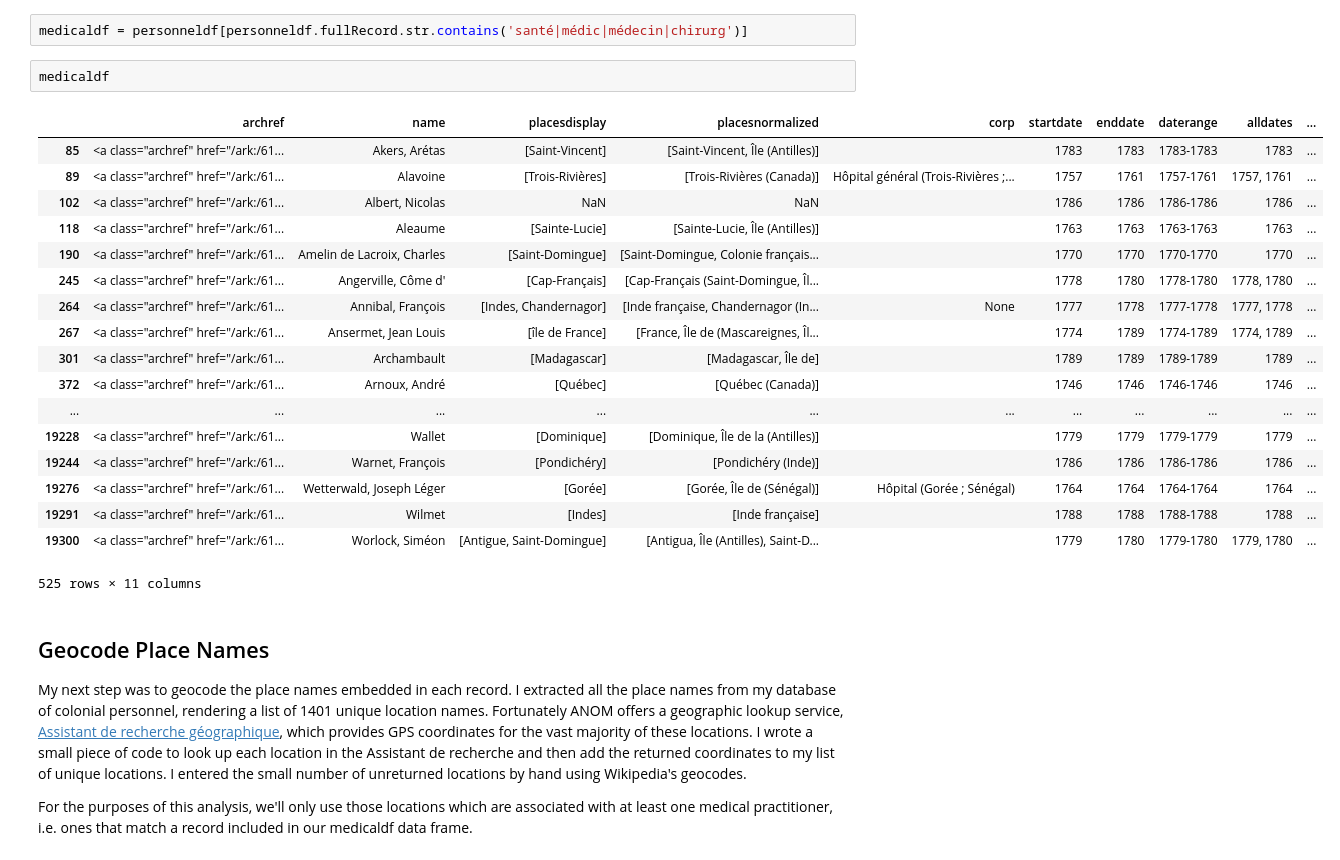
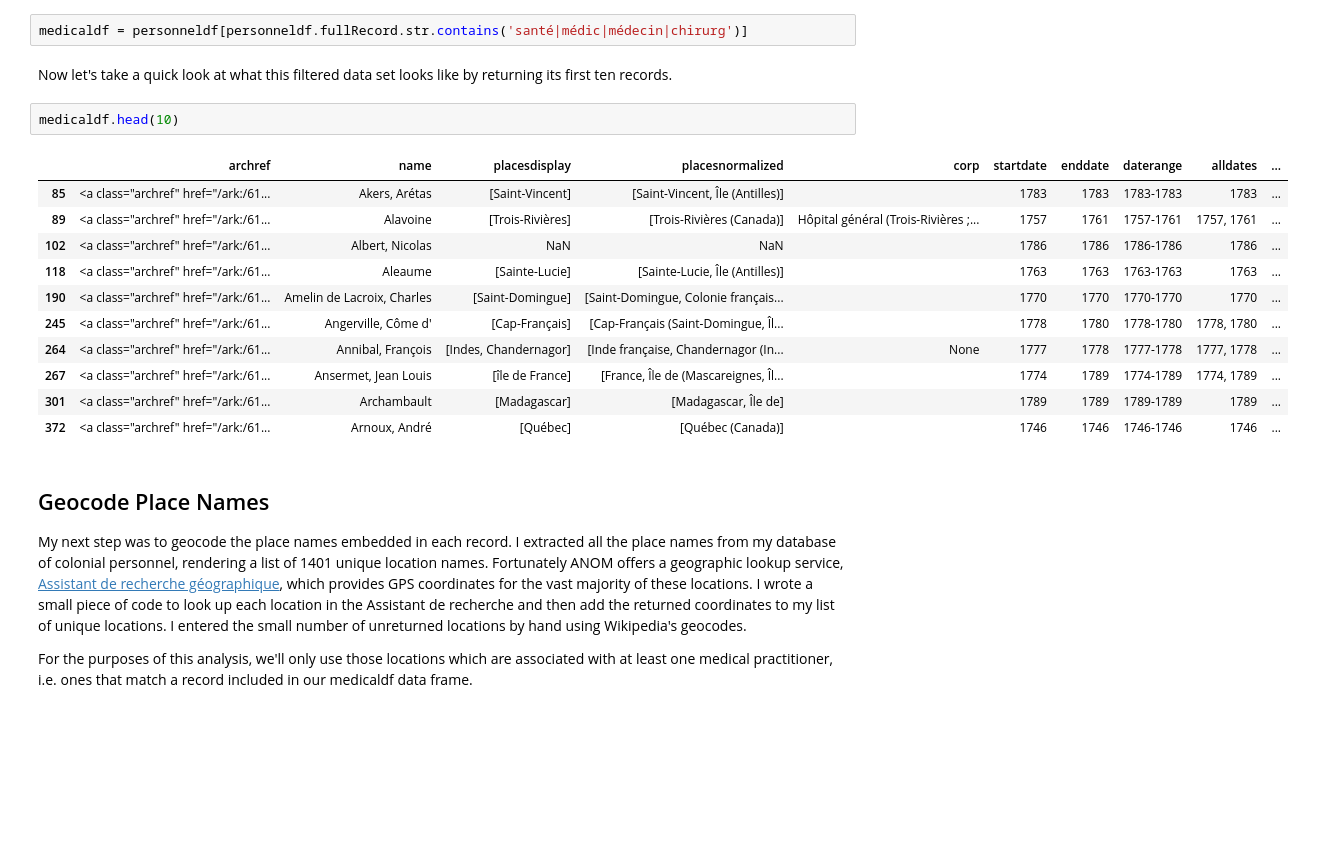
Before and after one commit to stakats/Medical-Mapping, a Jupyter notebook: Medical Agents Locations - WSFH.ipynb, the cells around one changed output. Drawn from its saved outputs; the diff is of its cells as text; blank space fills up the shorter version.

Commit message:
Show just a few records from each data frame to make display nicer

```diff
--- a/Medical Agents Locations - WSFH.ipynb
+++ b/Medical Agents Locations - WSFH.ipynb
@@ -32,27 +32,22 @@ from bs4 import BeautifulSoup
 My next step was to pass the database of colonial agents through a filter to identify medical personnel, flagging any record that included “santé”, “médic”, “médecin”, or “chirurg”, a process which yields 526 records. With these records in hand and a geocoded database of locations, we can now plot these colonial personnel in time and space.
 # %%
 medicaldf = personneldf[personneldf.fullRecord.str.contains('santé|médic|médecin|chirurg')]
+# %% [markdown]
+Now let's take a quick look at what this filtered data set looks like by returning its first ten records.
 # %%
-medicaldf
+medicaldf.head(10)
 # %% [output]
 |  | archref | name | placesdisplay | placesnormalized | corp | startdate | enddate | daterange | alldates | ... |
 | 85 | <a class="archref" href="/ark:/61... | Akers, Arétas | [Saint-Vincent] | [Saint-Vincent, Île (Antilles)] |  | 1783 | 1783 | 1783-1783 | 1783 | ... |
 | 89 | <a class="archref" href="/ark:/61... | Alavoine | [Trois-Rivières] | [Trois-Rivières (Canada)] | Hôpital général (Trois-Rivières ;... | 1757 | 1761 | 1757-1761 | 1757, 1761 | ... |
 | 102 | <a class="archref" href="/ark:/61... | Albert, Nicolas | NaN | NaN |  | 1786 | 1786 | 1786-1786 | 1786 | ... |
 | 118 | <a class="archref" href="/ark:/61... | Aleaume | [Sainte-Lucie] | [Sainte-Lucie, Île (Antilles)] |  | 1763 | 1763 | 1763-1763 | 1763 | ... |
 | 190 | <a class="archref" href="/ark:/61... | Amelin de Lacroix, Charles | [Saint-Domingue] | [Saint-Domingue, Colonie français... |  | 1770 | 1770 | 1770-1770 | 1770 | ... |
 | 245 | <a class="archref" href="/ark:/61... | Angerville, Côme d' | [Cap-Français] | [Cap-Français (Saint-Domingue, Îl... |  | 1778 | 1780 | 1778-1780 | 1778, 1780 | ... |
 | 264 | <a class="archref" href="/ark:/61... | Annibal, François | [Indes, Chandernagor] | [Inde française, Chandernagor (In... | None | 1777 | 1778 | 1777-1778 | 1777, 1778 | ... |
 | 267 | <a class="archref" href="/ark:/61... | Ansermet, Jean Louis | [île de France] | [France, Île de (Mascareignes, Îl... |  | 1774 | 1789 | 1774-1789 | 1774, 1789 | ... |
 | 301 | <a class="archref" href="/ark:/61... | Archambault | [Madagascar] | [Madagascar, Île de] |  | 1789 | 1789 | 1789-1789 | 1789 | ... |
 | 372 | <a class="archref" href="/ark:/61... | Arnoux, André | [Québec] | [Québec (Canada)] |  | 1746 | 1746 | 1746-1746 | 1746 | ... |
-| ... | ... | ... | ... | ... | ... | ... | ... | ... | ... | ... |
-| 19228 | <a class="archref" href="/ark:/61... | Wallet | [Dominique] | [Dominique, Île de la (Antilles)] |  | 1779 | 1779 | 1779-1779 | 1779 | ... |
-| 19244 | <a class="archref" href="/ark:/61... | Warnet, François | [Pondichéry] | [Pondichéry (Inde)] |  | 1786 | 1786 | 1786-1786 | 1786 | ... |
-| 19276 | <a class="archref" href="/ark:/61... | Wetterwald, Joseph Léger | [Gorée] | [Gorée, Île de (Sénégal)] | Hôpital (Gorée ; Sénégal) | 1764 | 1764 | 1764-1764 | 1764 | ... |
-| 19291 | <a class="archref" href="/ark:/61... | Wilmet | [Indes] | [Inde française] |  | 1788 | 1788 | 1788-1788 | 1788 | ... |
-| 19300 | <a class="archref" href="/ark:/61... | Worlock, Siméon | [Antigue, Saint-Domingue] | [Antigua, Île (Antilles), Saint-D... |  | 1779 | 1780 | 1779-1780 | 1779, 1780 | ... |
-525 rows × 11 columns
 # %% [markdown]
 ## Geocode Place Names ##
 
```
Also changed, not shown: parts of 3 cells of this notebook, 19 other files.
